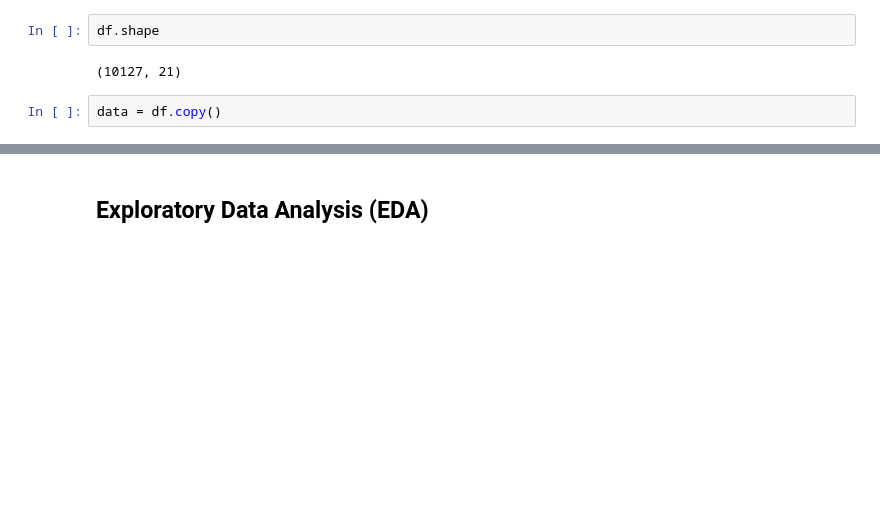
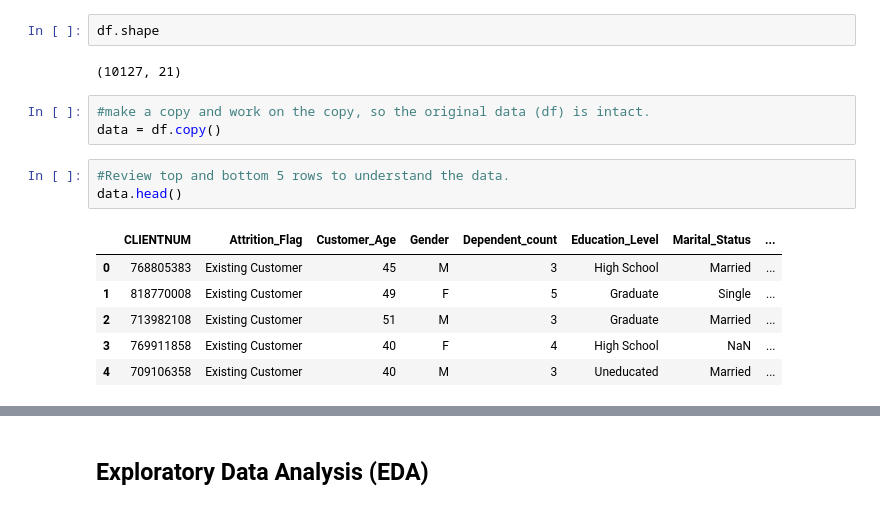
Before and after one commit to braju78/pythonFundamentals, a Jupyter notebook: ML-Wk3-PROJECT- Credit card user churn prediction/AML_Project_LearnerNotebook_FullCode.ipynb, the cells around one changed output, grey strips where cells are left out. Cells and saved outputs as stored; diff of their text form; blank space fills up the shorter version.

```diff
--- a/ML-Wk3-PROJECT- Credit card user churn prediction/AML_Project_LearnerNotebook_FullCode.ipynb
+++ b/ML-Wk3-PROJECT- Credit card user churn prediction/AML_Project_LearnerNotebook_FullCode.ipynb
@@ -157,5 +157,16 @@ df = pd.read_csv('BankChurners.csv')
 df.shape
 # %% [output]
 (10127, 21)
-# %%
-data = df.copy()
+# %%
+#make a copy and work on the copy, so the original data (df) is intact.
+data = df.copy()
+# %%
+#Review top and bottom 5 rows to understand the data.
+data.head()
+# %% [output]
+|  | CLIENTNUM | Attrition_Flag | Customer_Age | Gender | Dependent_count | Education_Level | Marital_Status | ... |
+| 0 | 768805383 | Existing Customer | 45 | M | 3 | High School | Married | ... |
+| 1 | 818770008 | Existing Customer | 49 | F | 5 | Graduate | Single | ... |
+| 2 | 713982108 | Existing Customer | 51 | M | 3 | Graduate | Married | ... |
+| 3 | 769911858 | Existing Customer | 40 | F | 4 | High School | NaN | ... |
+| 4 | 709106358 | Existing Customer | 40 | M | 3 | Uneducated | Married | ... |
```
Also changed, not shown: parts of 11 cells of this notebook.
